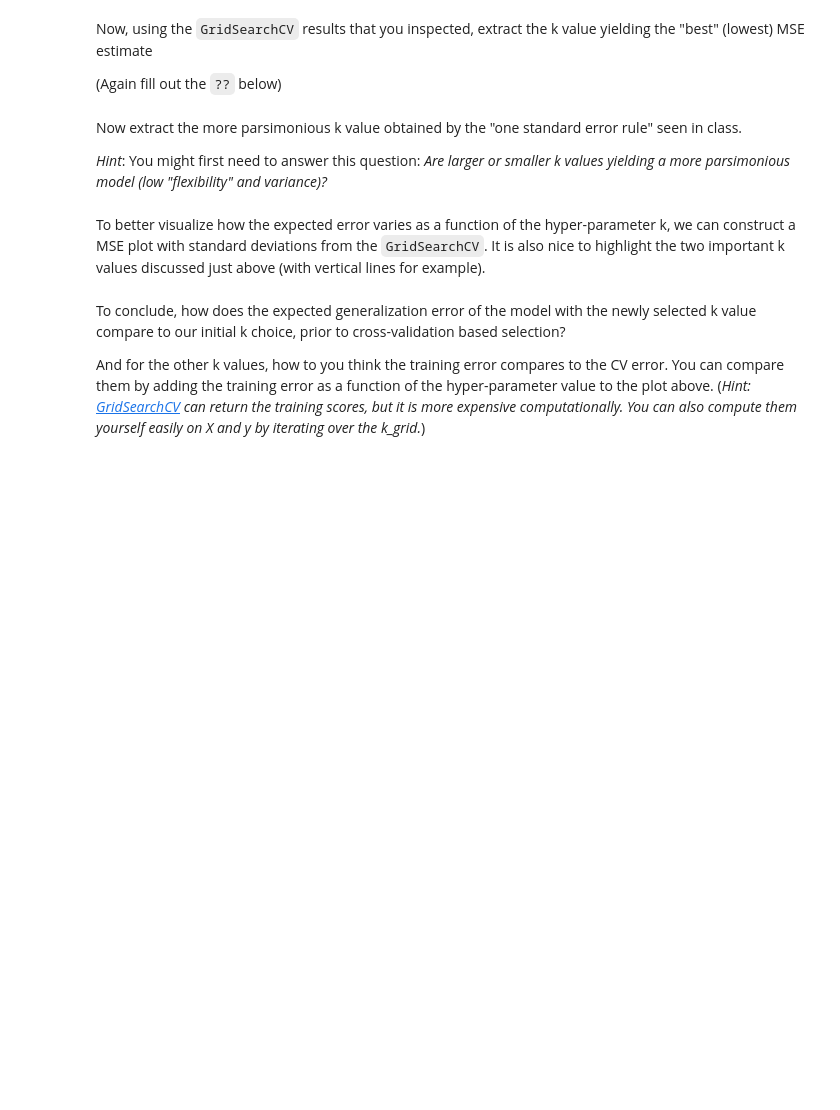
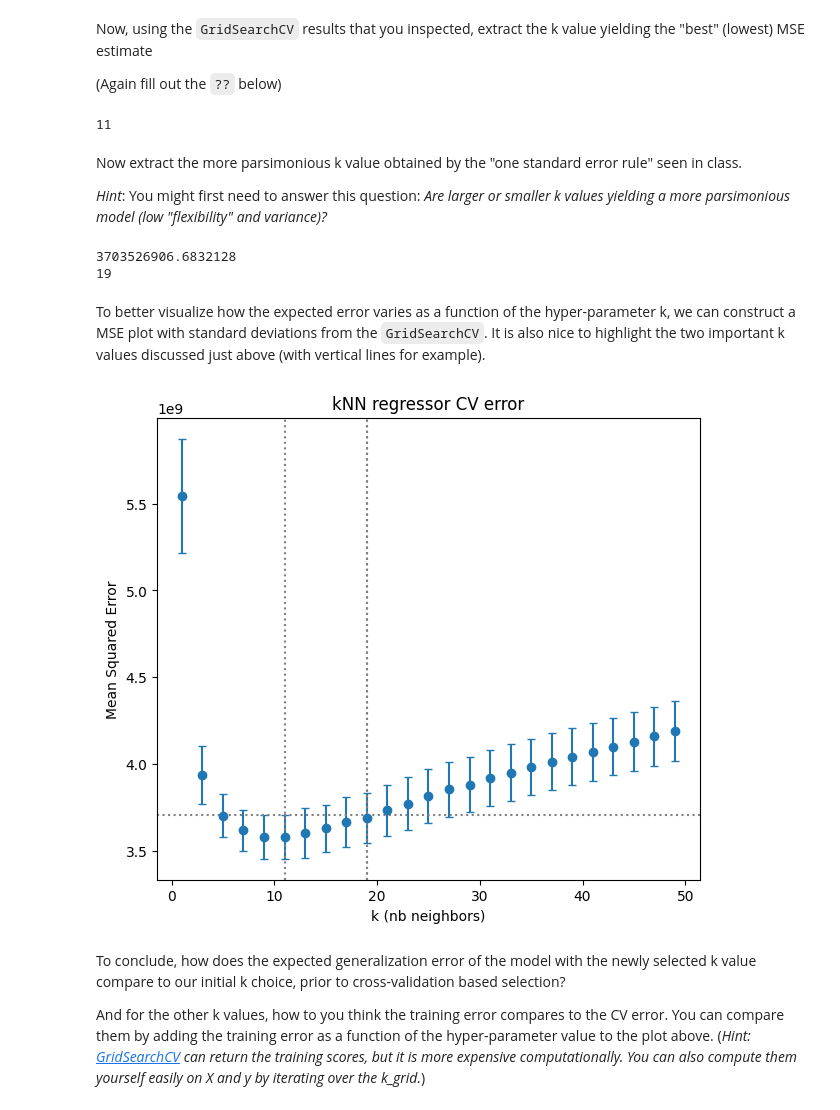
Before and after one commit to Guus03/MSc-Business-Analytics, a Jupyter notebook: Machine-Learning/Exercise_03.ipynb, the cells around one changed output. Cells and saved outputs as stored; diff of their text form; code cells hidden in the pictures; blank space fills up the shorter version.

```diff
--- a/Machine-Learning/Exercise_03.ipynb
+++ b/Machine-Learning/Exercise_03.ipynb
@@ -119,0 +164,7 @@ hyper_parameters = {"??" : ??}
+# %%
+# kNN no k given
+knn = KNeighborsRegressor()
+
+# Set values for n_neighbors and inspect. Needs name n_neighbors as this is the name of the parameter in KNeighborsRegressor.
+hyper_parameters = {"n_neighbors" : list(range(1, 50, 2))}
+print(hyper_parameters)
@@ -131,2 +180,7 @@ knnCV = GridSearchCV(estimator=??, param_grid=??, scoring=??,
+# %%
+# Instantiate with hyper_parameters, folds, shuffle and fit to data. Random state for reproducibility.
+knnCV = GridSearchCV(estimator=knn, param_grid=hyper_parameters, scoring="neg_mean_squared_error",
+                       cv=KFold(n_splits=10, shuffle=True, random_state=1))
+fit = knnCV.fit(X, y)
 # %% [markdown]
 The fitted grid-search object has an attribute `cv_results_` containing the grid search results as a dictionary. Inspect its contents and try to understand what each variable means. (It might be easier to visualize if you convert the dictionary into a DataFrame.)
@@ -146,3 +209,19 @@ best_k = ??
+# %%
+resCV = knnCV.cv_results_
+
+# Get positive MSEs, get stds and get the k values.
+test_MSEs = -resCV['mean_test_score']
+std_test_MSEs = resCV['std_test_score']
+k_grid = resCV['param_n_neighbors'].data
+
+# View where the best k is located in the grid and print it.
+index_best = test_MSEs.argmin() # index of the k value with the lowest MSE estimate
+best_k = k_grid[index_best]
+print(best_k)
+
+# 11 is the same as we saw in the previous cell with ascending values, which is probably the easier way to find the best k value.
+# %% [output]
+11
 # %% [markdown]
 Now extract the more parsimonious k value obtained by the "one standard error rule" seen in class.
 
@@ -152,16 +229,32 @@ one_se_rule_best_k = ??
+# %%
+# We want the simplest model that is within 1 standard error of the best model. This is the highest k, as the higher the k the closer to a general (mean) model.
+MeanWithSTD = test_MSEs[index_best] + std_test_MSEs[index_best]
+print(MeanWithSTD)
+
+one_se_rule_best_k = resCV['param_n_neighbors'][test_MSEs <= MeanWithSTD].max()
+print(one_se_rule_best_k)
+
+# The model with k = 19 is the simplest model that falls within 1 sd of the best model, so we will use k = 19. This leads to lower flexibility and less variance.
+# %% [output]
+3703526906.6832128
+19
 # %% [markdown]
 To better visualize how the expected error varies as a function of the hyper-parameter k, we can construct a MSE plot with standard deviations from the `GridSearchCV`. It is also nice to highlight the two important k values discussed just above (with vertical lines for example).
 # %%
 plt.figure(figsize=(7,6))
-plt.errorbar(x=??, y=??, yerr=??, fmt='o', capsize=3)
+plt.errorbar(x=k_grid, y=test_MSEs, yerr=std_test_MSEs, fmt='o', capsize=3)
 
-plt.axvline(??, ls='dotted', color="grey")#vertical line at the k yielding minimum CV MSE
-plt.axvline(??, ls='dotted', color="grey")#vertical line at best k value according to 1 std err rule
+plt.axvline(best_k, ls='dotted', color="grey")#vertical line at the k yielding minimum CV MSE
+plt.axvline(one_se_rule_best_k, ls='dotted', color="grey")#vertical line at best k value according to 1 std err rule
+plt.axvline(one_se_rule_best_k, ls='dotted', color="grey")#vertical line at best k value according to 1 std err rule
+plt.axhline(y=MeanWithSTD, ls='dotted', color="grey")#horizontal line at the mean + 1 sd of the best model
 
 plt.title("kNN regressor CV error")
 plt.xlabel('k (nb neighbors)')
 plt.ylabel('Mean Squared Error')
 plt.show()
+# %% [output]
+[figure, added]
 # %% [markdown]
 To conclude, how does the expected generalization error of the model with the newly selected k value compare to our initial k choice, prior to cross-validation based selection?
 
```
Also changed, not shown: parts of 37 cells of this notebook.
